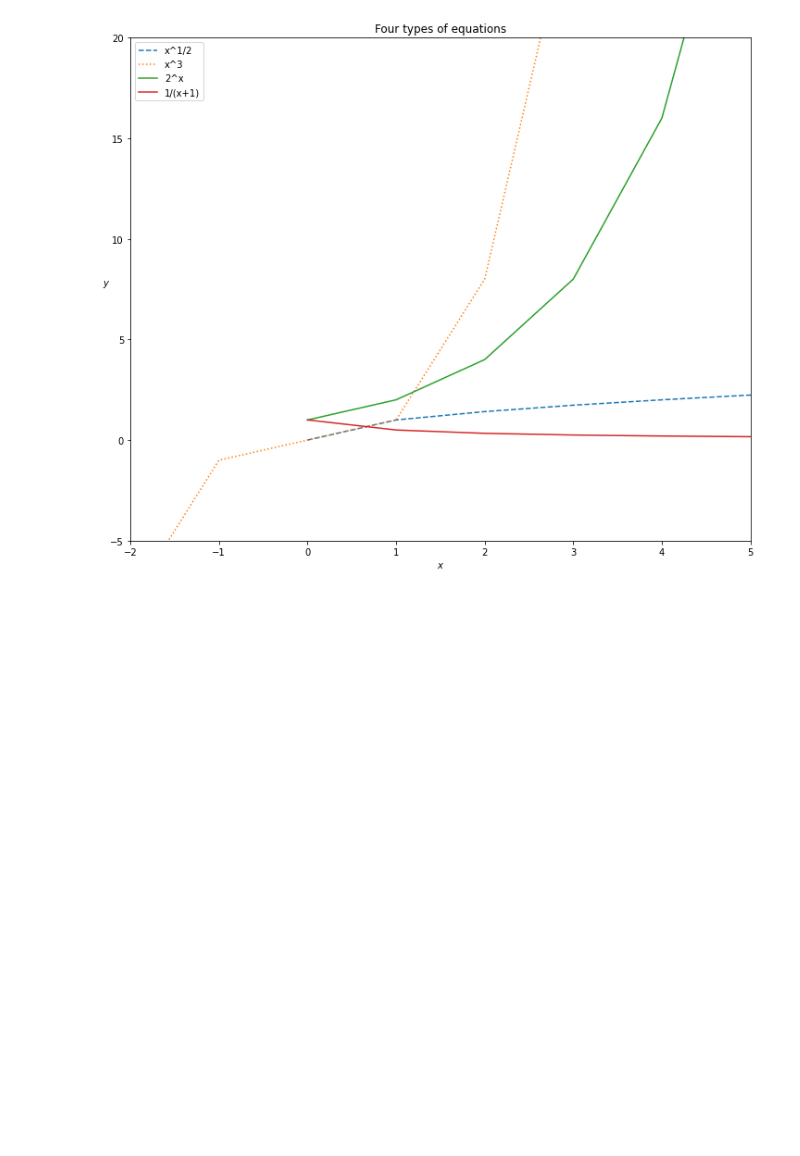
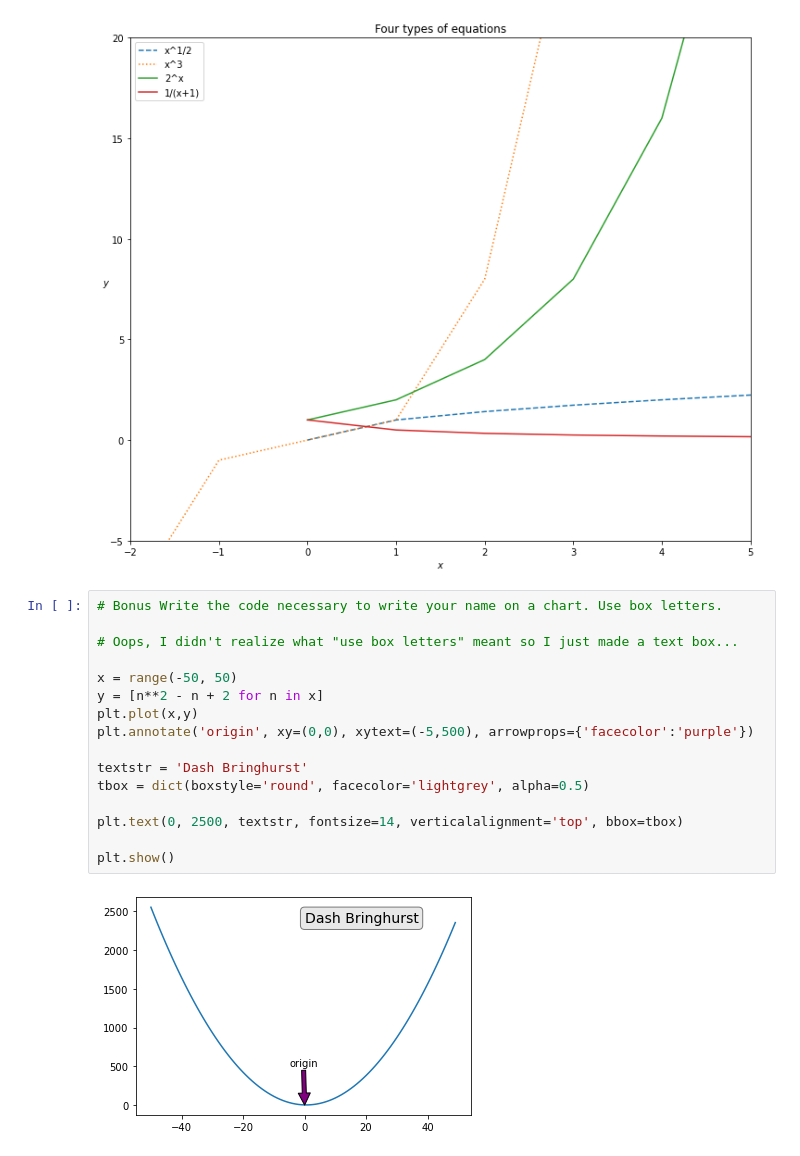
Before and after one commit to dashbringhurst/numpy-pandas-visualization-exercises, a Jupyter notebook: matplotlib_exercises.ipynb, the cells around one changed output. Drawn from its saved outputs; the diff is of its cells as text; blank space fills up the shorter version.

Commit message:
Plot exercises complete

```diff
--- a/matplotlib_exercises.ipynb
+++ b/matplotlib_exercises.ipynb
@@ -118,3 +118,21 @@ plt.ylabel('$y$', rotation=0)
 plt.show()
 # %% [output]
 [figure]
+# %%
+# Bonus Write the code necessary to write your name on a chart. Use box letters.
+
+# Oops, I didn't realize what "use box letters" meant so I just made a text box...
+
+x = range(-50, 50)
+y = [n**2 - n + 2 for n in x]
+plt.plot(x,y)
+plt.annotate('origin', xy=(0,0), xytext=(-5,500), arrowprops={'facecolor':'purple'})
+
+textstr = 'Dash Bringhurst'
+tbox = dict(boxstyle='round', facecolor='lightgrey', alpha=0.5)
+
+plt.text(0, 2500, textstr, fontsize=14, verticalalignment='top', bbox=tbox)
+
+plt.show()
+# %% [output]
+[figure, added]
```
Also changed, not shown: parts of 1 cell of this notebook.
